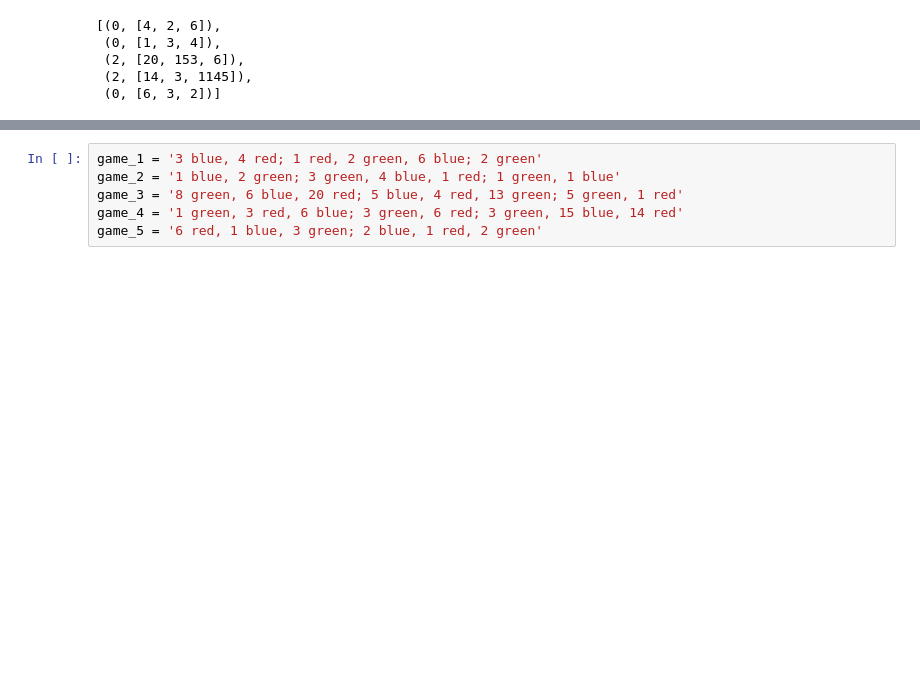
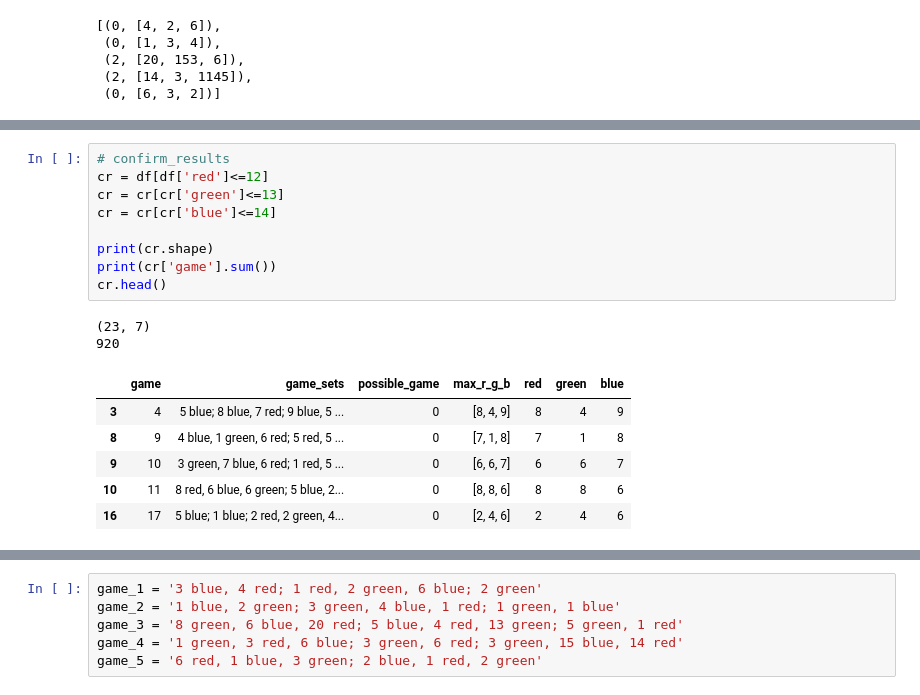
Before and after one commit to jdormaar/Advent_of_code_fun_2023, a Jupyter notebook: AoC_Dec2_2023.ipynb, the cells around one changed output, grey strips where cells are left out. Drawn from its saved outputs; the diff is of its cells as text; blank space fills up the shorter version.

```diff
--- a/AoC_Dec2_2023.ipynb
+++ b/AoC_Dec2_2023.ipynb
@@ -229,0 +307,18 @@ test_games.keys()
+# %%
+# confirm_results
+cr = df[df['red']<=12]
+cr = cr[cr['green']<=13]
+cr = cr[cr['blue']<=14]
+
+print(cr.shape)
+print(cr['game'].sum())
+cr.head()
+# %% [output]
+(23, 7)
+920
+|  | game | game_sets | possible_game | max_r_g_b | red | green | blue |
+| 3 | 4 | 5 blue; 8 blue, 7 red; 9 blue, 5 ... | 0 | [8, 4, 9] | 8 | 4 | 9 |
+| 8 | 9 | 4 blue, 1 green, 6 red; 5 red, 5 ... | 0 | [7, 1, 8] | 7 | 1 | 8 |
+| 9 | 10 | 3 green, 7 blue, 6 red; 1 red, 5 ... | 0 | [6, 6, 7] | 6 | 6 | 7 |
+| 10 | 11 | 8 red, 6 blue, 6 green; 5 blue, 2... | 0 | [8, 8, 6] | 8 | 8 | 6 |
+| 16 | 17 | 5 blue; 1 blue; 2 red, 2 green, 4... | 0 | [2, 4, 6] | 2 | 4 | 6 |
```
Also changed, not shown: parts of 13 cells of this notebook.
